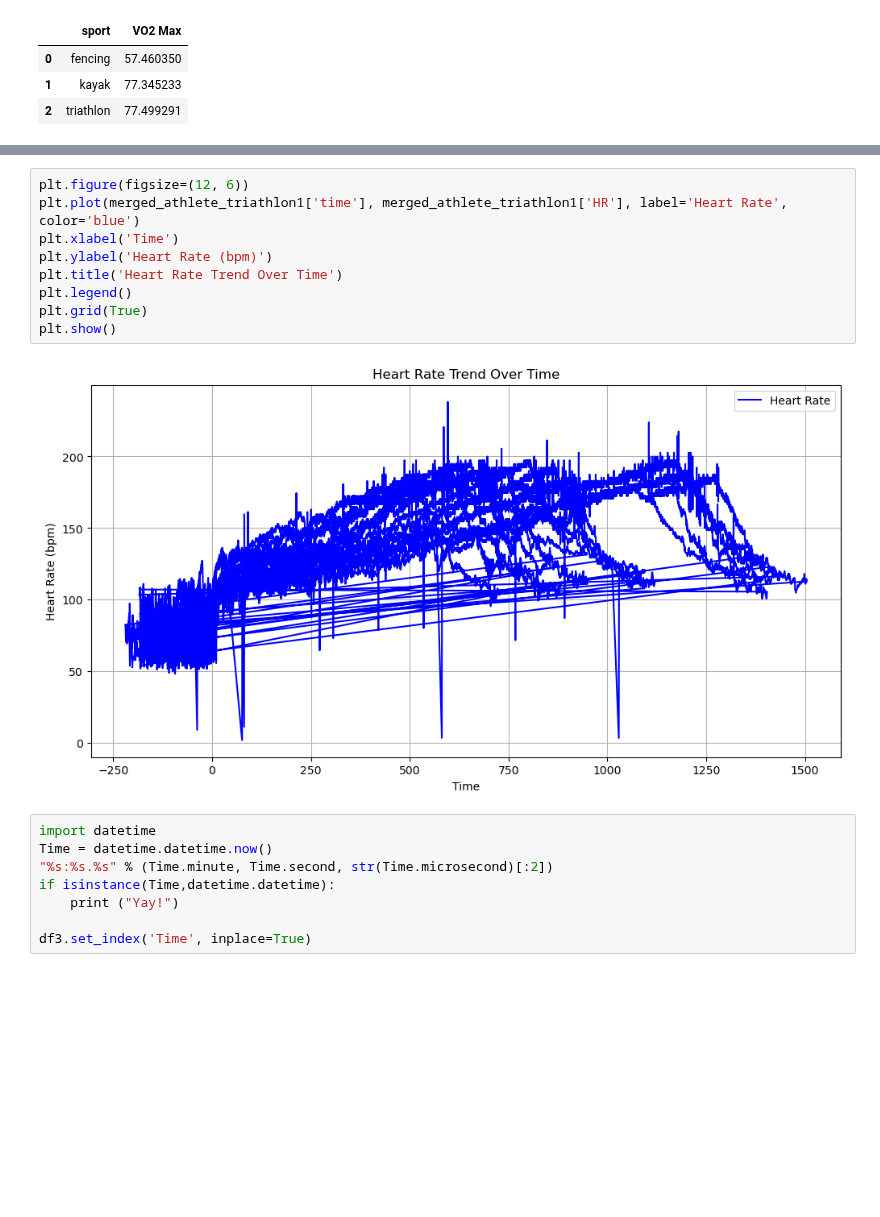
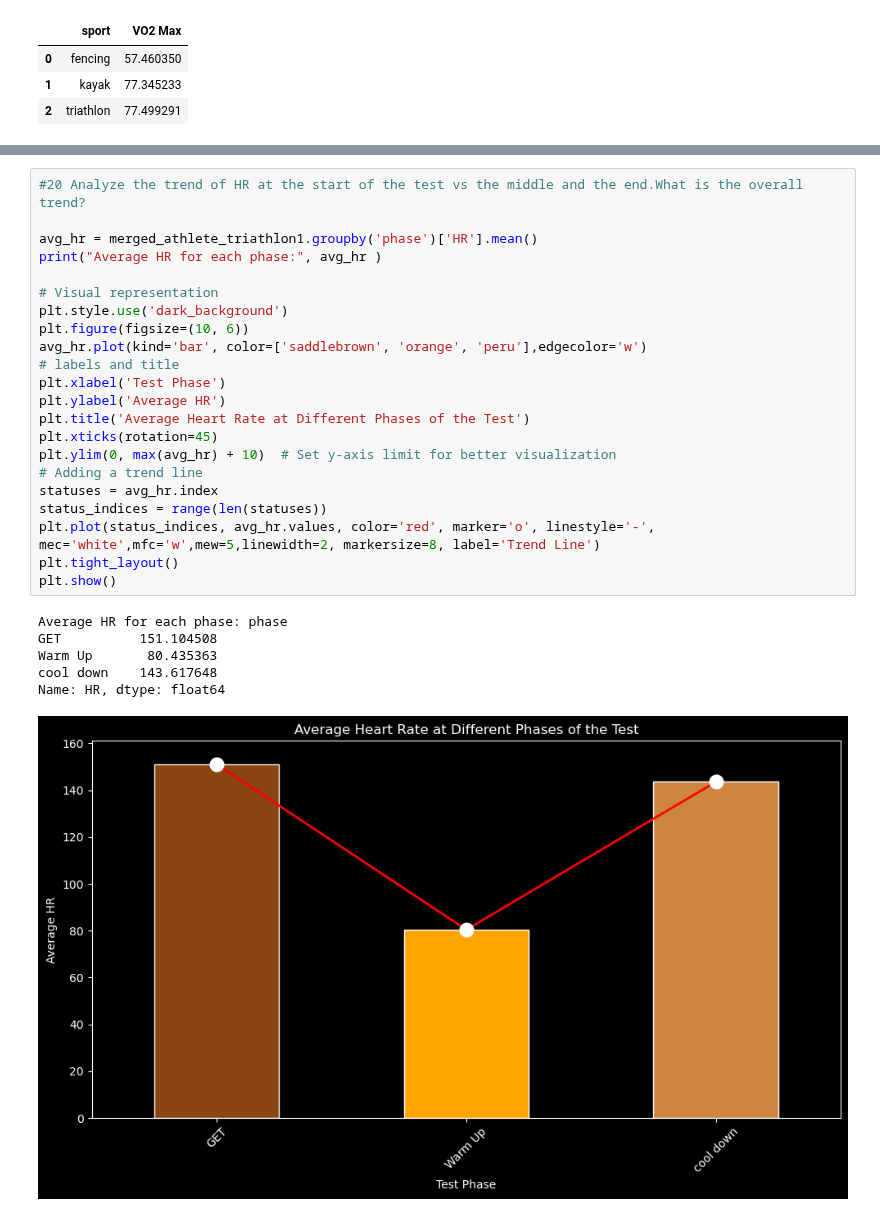
Before and after one commit to Sujithra-Emmanuel/PyMinds_Aug2024, a Jupyter notebook: Python_Hackathon_Aug2024_1to20.ipynb, the cells around one changed output, grey strips where cells are left out. Drawn from its saved outputs; the diff is of its cells as text; blank space fills up the shorter version.

```diff
--- a/Python_Hackathon_Aug2024_1to20.ipynb
+++ b/Python_Hackathon_Aug2024_1to20.ipynb
@@ -481,19 +498,29 @@ plt.show()
-# %%
-plt.figure(figsize=(12, 6))
-plt.plot(merged_athlete_triathlon1['time'], merged_athlete_triathlon1['HR'], label='Heart Rate', color='blue')
-plt.xlabel('Time')
-plt.ylabel('Heart Rate (bpm)')
-plt.title('Heart Rate Trend Over Time')
-plt.legend()
-plt.grid(True)
-plt.show()
-# %% [output]
-[figure, removed]
-# %%
-import datetime
-Time = datetime.datetime.now()
-"%s:%s.%s" % (Time.minute, Time.second, str(Time.microsecond)[:2])
-if isinstance(Time,datetime.datetime):
-    print ("Yay!")
-
-df3.set_index('Time', inplace=True)
+# %%
+#20 Analyze the trend of HR at the start of the test vs the middle and the end.What is the overall trend?
+
+avg_hr = merged_athlete_triathlon1.groupby('phase')['HR'].mean()
+print("Average HR for each phase:", avg_hr )
+
+# Visual representation
+plt.style.use('dark_background')
+plt.figure(figsize=(10, 6))
+avg_hr.plot(kind='bar', color=['saddlebrown', 'orange', 'peru'],edgecolor='w')
+# labels and title
+plt.xlabel('Test Phase')
+plt.ylabel('Average HR')
+plt.title('Average Heart Rate at Different Phases of the Test')
+plt.xticks(rotation=45)
+plt.ylim(0, max(avg_hr) + 10)  # Set y-axis limit for better visualization
+# Adding a trend line
+statuses = avg_hr.index
+status_indices = range(len(statuses))
+plt.plot(status_indices, avg_hr.values, color='red', marker='o', linestyle='-', mec='white',mfc='w',mew=5,linewidth=2, markersize=8, label='Trend Line')
+plt.tight_layout()
+plt.show()
+# %% [output]
+Average HR for each phase: phase
+GET          151.104508
+Warm Up       80.435363
+cool down    143.617648
+Name: HR, dtype: float64
+[figure, added]
```
Also changed, not shown: parts of 8 cells of this notebook.
